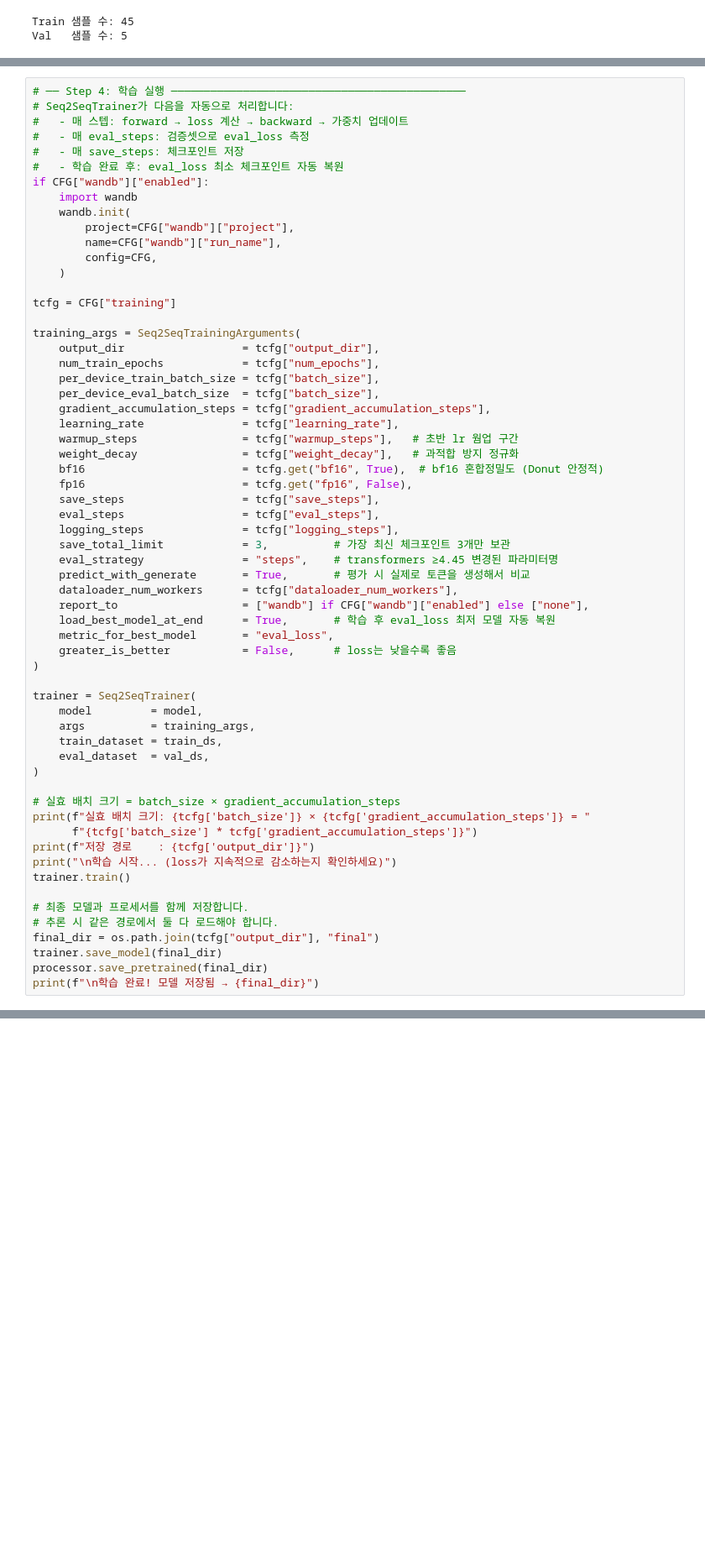
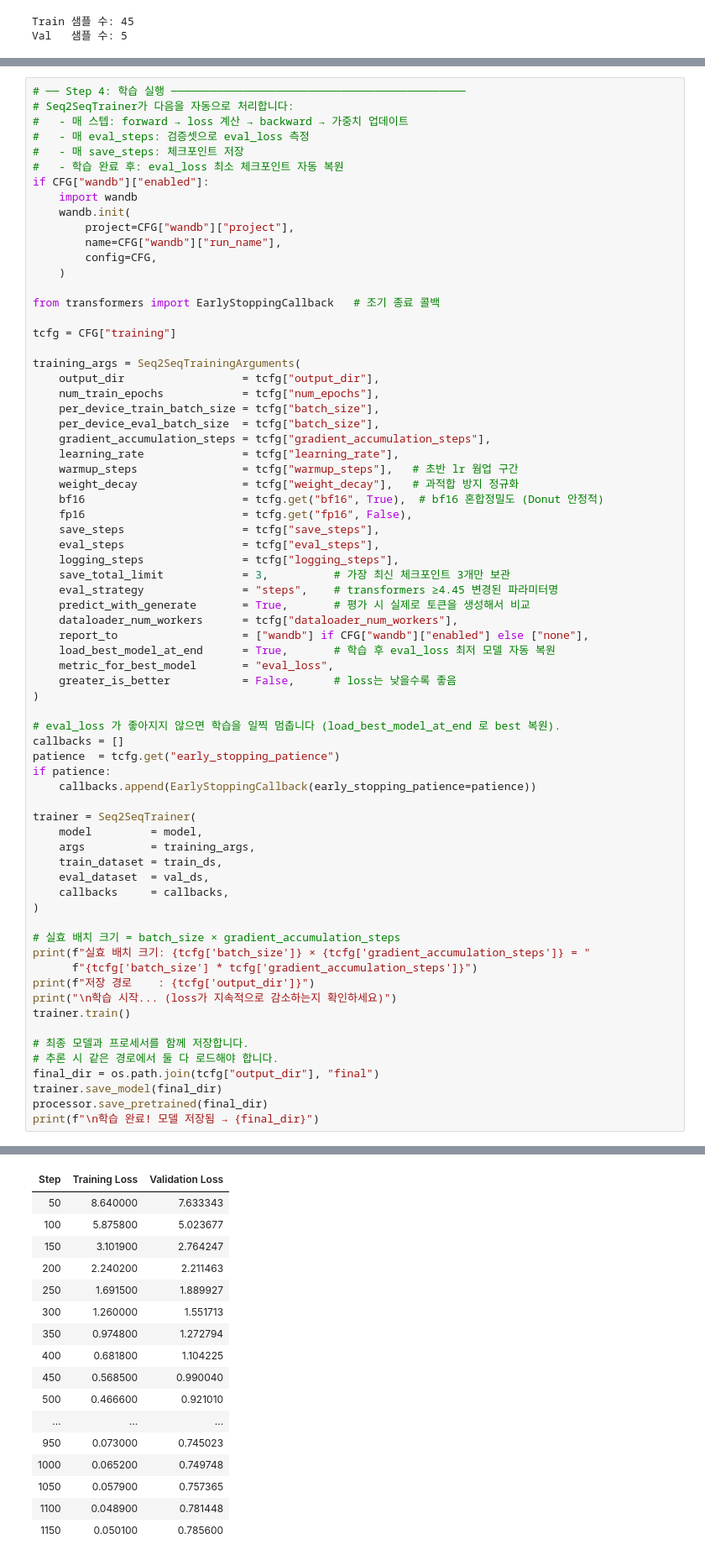
Before and after one commit to VLM-Doc-Analysis/Donut-VLM, a Jupyter notebook: donut_training_drawings.ipynb, the cells around one changed output, grey strips where cells are left out. Shown at 84% size. Saved outputs shown, nothing was run; the diff lists cells and outputs as text; blank space fills up the shorter version.

```diff
--- a/donut_training_drawings.ipynb
+++ b/donut_training_drawings.ipynb
@@ -1002,6 +1113,8 @@ if CFG["wandb"]["enabled"]:
         name=CFG["wandb"]["run_name"],
         config=CFG,
     )
+
+from transformers import EarlyStoppingCallback   # 조기 종료 콜백
 
 tcfg = CFG["training"]
 
@@ -1029,11 +1142,18 @@ training_args = Seq2SeqTrainingArguments(
     greater_is_better           = False,      # loss는 낮을수록 좋음
 )
 
+# eval_loss 가 좋아지지 않으면 학습을 일찍 멈춥니다 (load_best_model_at_end 로 best 복원).
+callbacks = []
+patience  = tcfg.get("early_stopping_patience")
+if patience:
+    callbacks.append(EarlyStoppingCallback(early_stopping_patience=patience))
+
 trainer = Seq2SeqTrainer(
     model         = model,
     args          = training_args,
     train_dataset = train_ds,
     eval_dataset  = val_ds,
+    callbacks     = callbacks,
 )
 
 # 실효 배치 크기 = batch_size × gradient_accumulation_steps
@@ -1057,0 +1178,17 @@ print(f"\n학습 완료! 모델 저장됨 → {final_dir}")
+| Step | Training Loss | Validation Loss |
+| 50 | 8.640000 | 7.633343 |
+| 100 | 5.875800 | 5.023677 |
+| 150 | 3.101900 | 2.764247 |
+| 200 | 2.240200 | 2.211463 |
+| 250 | 1.691500 | 1.889927 |
+| 300 | 1.260000 | 1.551713 |
+| 350 | 0.974800 | 1.272794 |
+| 400 | 0.681800 | 1.104225 |
+| 450 | 0.568500 | 0.990040 |
+| 500 | 0.466600 | 0.921010 |
+| ... | ... | ... |
+| 950 | 0.073000 | 0.745023 |
+| 1000 | 0.065200 | 0.749748 |
+| 1050 | 0.057900 | 0.757365 |
+| 1100 | 0.048900 | 0.781448 |
+| 1150 | 0.050100 | 0.785600 |
```
Also changed, not shown: parts of 22 cells of this notebook.
